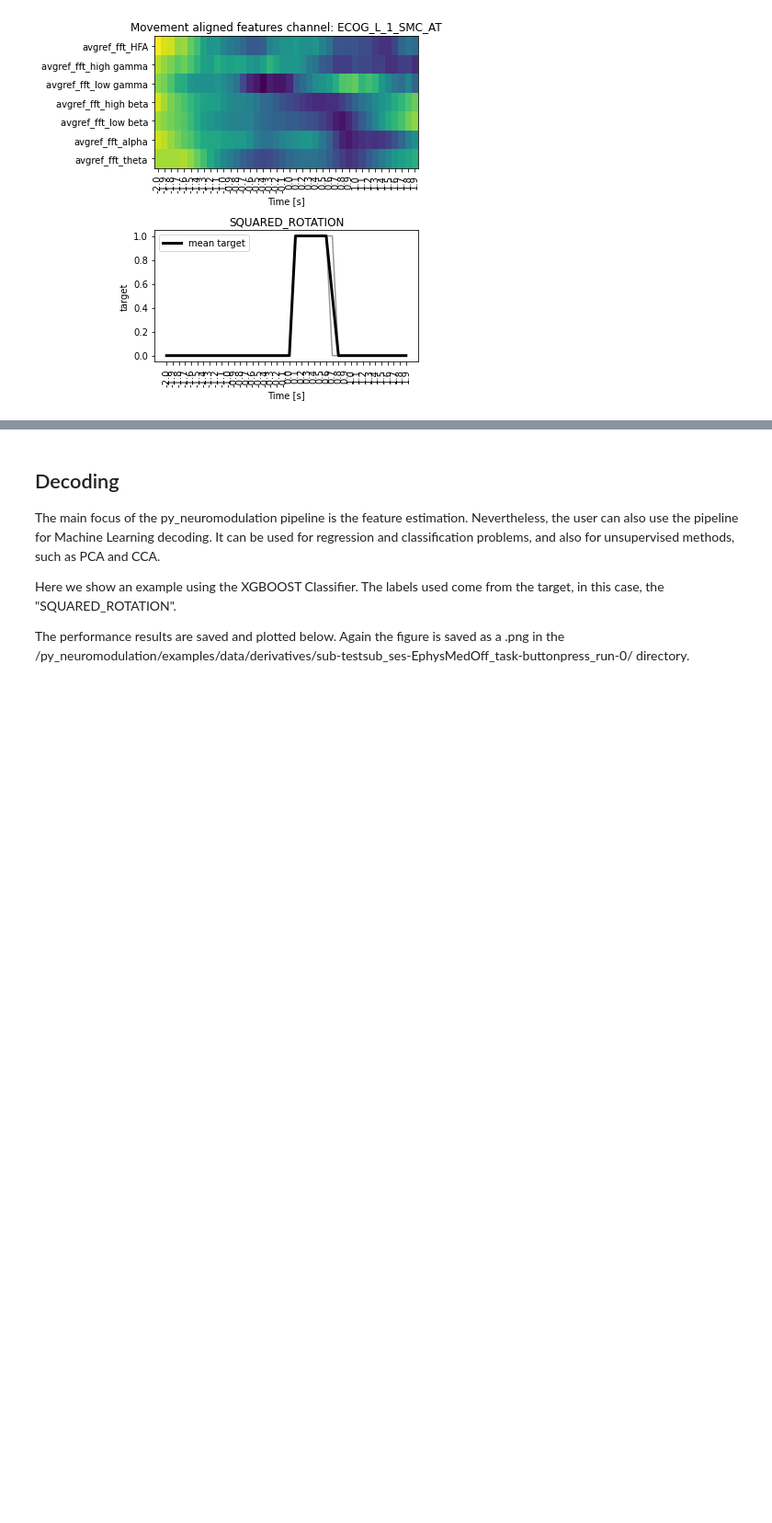
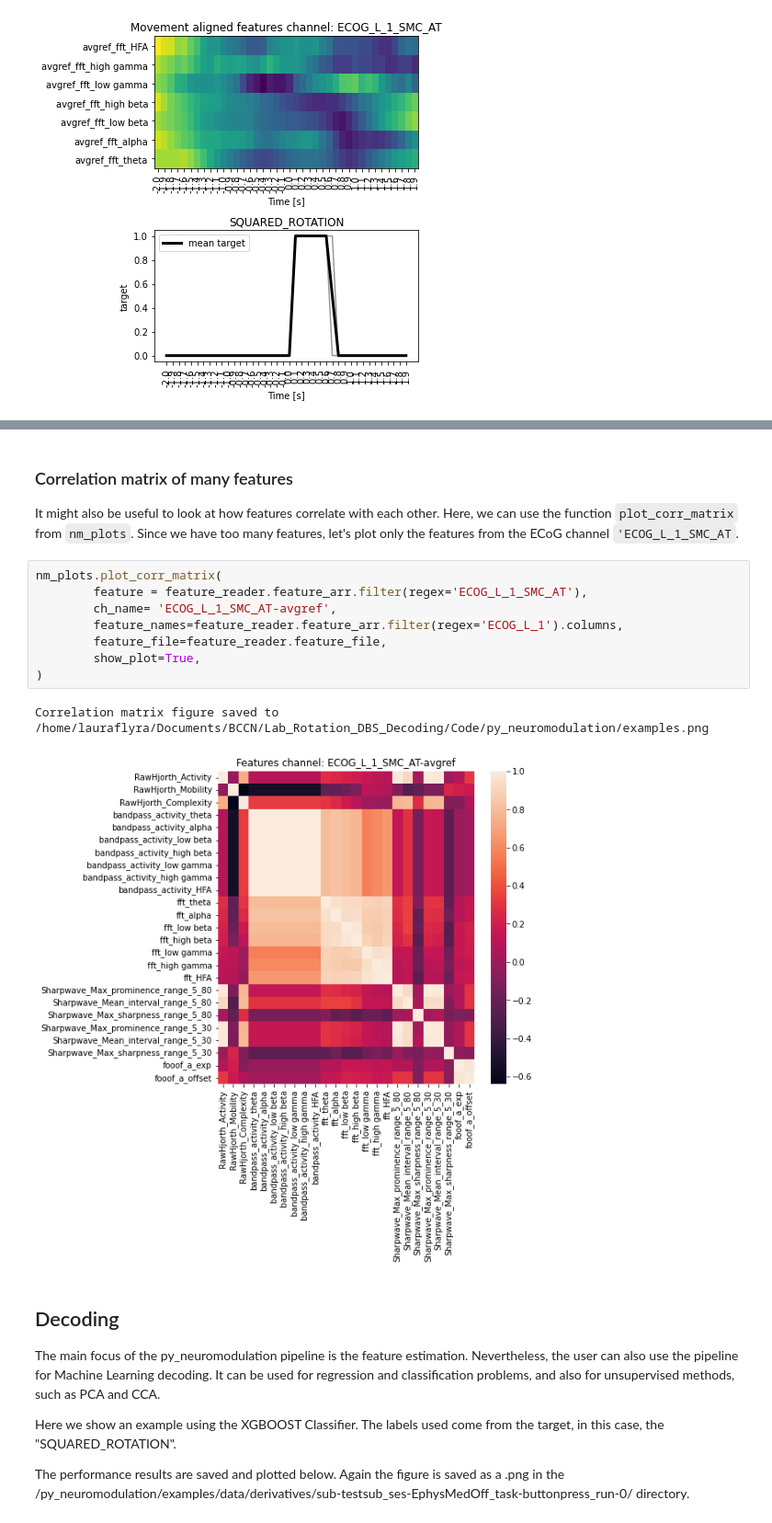
Before and after one commit to neuromodulation/py_neuromodulation, a Jupyter notebook: examples/example_BIDS.ipynb, the cells around one changed output, grey strips where cells are left out. Shown at 92% size. Saved outputs shown, nothing was run; the diff lists cells and outputs as text; blank space fills up the shorter version.

````diff
--- a/examples/example_BIDS.ipynb
+++ b/examples/example_BIDS.ipynb
@@ -202,3 +283,18 @@ CCA
+# %% [markdown]
+### Correlation matrix of many features
+It might also be useful to look at how features correlate with each other. Here, we can use the function ```plot_corr_matrix``` from ```nm_plots```.
+Since we have too many features, let's plot only the features from the ECoG channel ```'ECOG_L_1_SMC_AT```.
+# %%
+nm_plots.plot_corr_matrix(
+        feature = feature_reader.feature_arr.filter(regex='ECOG_L_1_SMC_AT'),
+        ch_name= 'ECOG_L_1_SMC_AT-avgref',
+        feature_names=feature_reader.feature_arr.filter(regex='ECOG_L_1').columns,
+        feature_file=feature_reader.feature_file,
+        show_plot=True,
+)
+# %% [output]
+Correlation matrix figure saved to /home/lauraflyra/Documents/BCCN/Lab_Rotation_DBS_Decoding/Code/py_neuromodulation/examples.png
+[figure, added]
 # %% [markdown]
 ## Decoding
 
````
Also changed, not shown: parts of 14 cells of this notebook.
